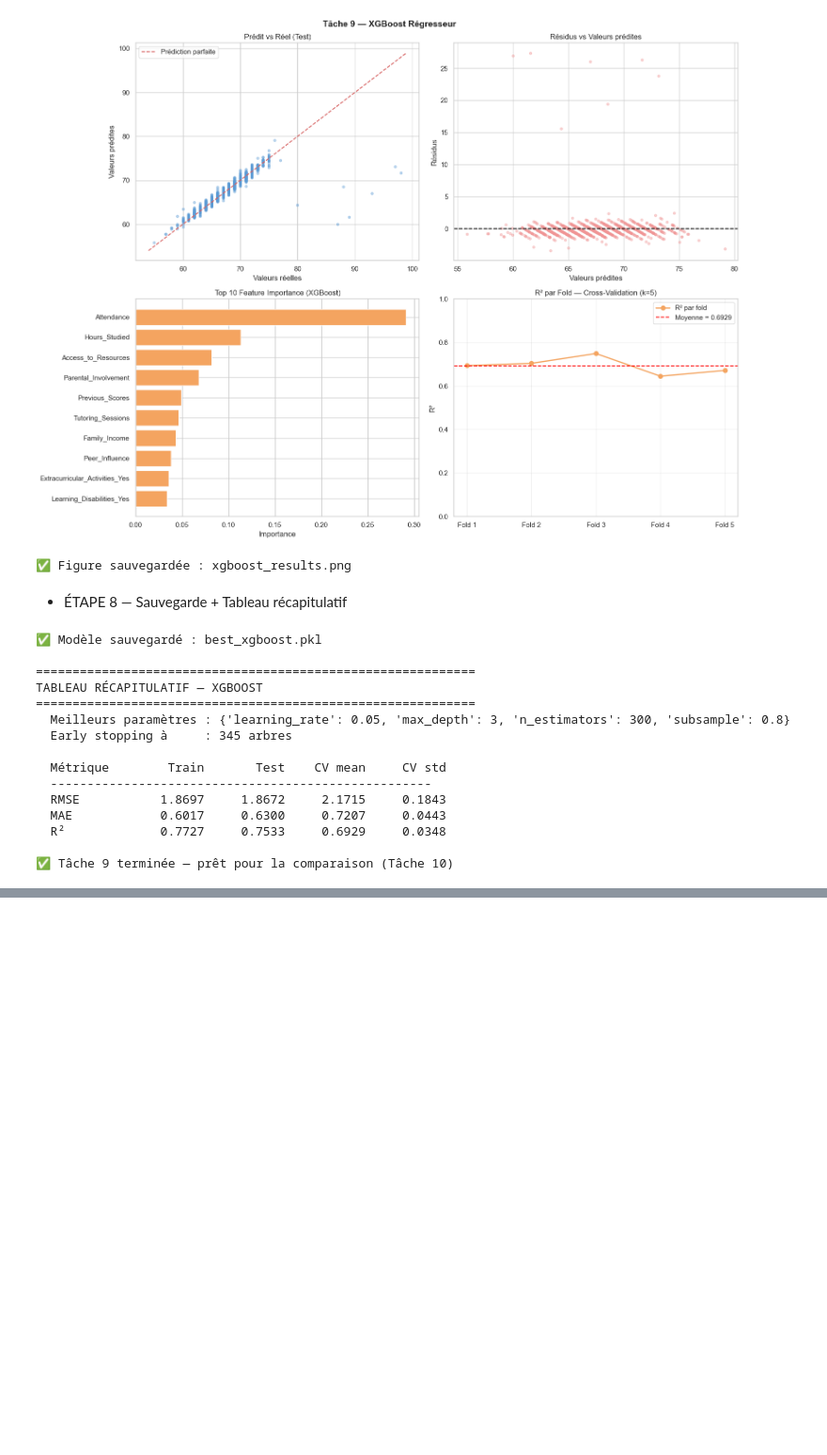
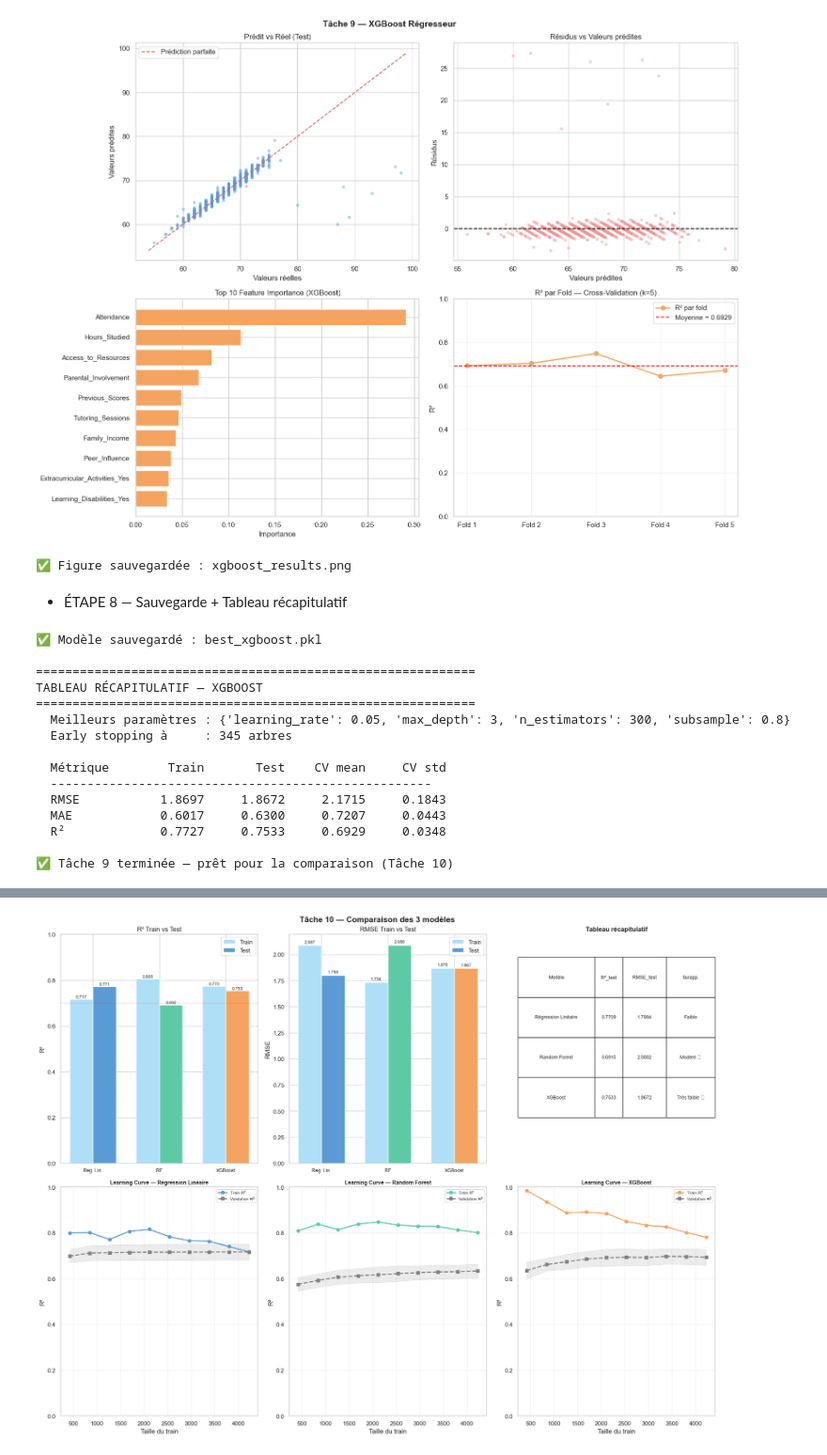
Before and after one commit to elfdlH/Projet-Encadre-Performance-Etudiante, a Jupyter notebook: Analyse_Performance_H.ipynb, the cells around one changed output, grey strips where cells are left out. Shown at 94% size. Saved outputs shown, nothing was run; the diff lists cells and outputs as text; code cells hidden in the pictures; blank space fills up the shorter version.

Commit message:
Tâche 10 terminée — les 2 premières phases terminées !

```diff
--- a/Analyse_Performance_H.ipynb
+++ b/Analyse_Performance_H.ipynb
@@ -1720,0 +1828,95 @@ TABLEAU RÉCAPITULATIF — XGBOOST
+# %%
+colors = {
+    "Régression Linéaire": "#5B9BD5",
+    "Random Forest":       "#5DCAA5",
+    "XGBoost":             "#F4A460",
+}
+
+fig = plt.figure(figsize=(18, 14))
+gs  = gridspec.GridSpec(2, 3, figure=fig)
+fig.suptitle("Tâche 10 — Comparaison des 3 modèles", fontsize=15, fontweight="bold")
+
+# -- 3a : Barplot R² Test comparé -------------------------
+ax1 = fig.add_subplot(gs[0, 0])
+names  = list(results.keys())
+r2_te  = [results[n]["R2_test"]  for n in names]
+r2_tr  = [results[n]["R2_train"] for n in names]
+x = np.arange(len(names))
+w = 0.35
+bars1 = ax1.bar(x - w/2, r2_tr, w, label="Train", color="#AEDFF7", edgecolor="white")
+bars2 = ax1.bar(x + w/2, r2_te, w, label="Test",  color=[colors[n] for n in names], edgecolor="white")
+for bar in bars1 + bars2:
+    ax1.text(bar.get_x() + bar.get_width()/2, bar.get_height() + 0.005,
+             f"{bar.get_height():.3f}", ha="center", fontsize=8)
+ax1.set_xticks(x)
+ax1.set_xticklabels(["Reg. Lin.", "RF", "XGBoost"], fontsize=9)
+ax1.set_ylim(0, 1)
+ax1.set_title("R² Train vs Test")
+ax1.set_ylabel("R²")
+ax1.legend()
+ax1.axhline(0.7, color="red", linestyle=":", alpha=0.5, linewidth=1)
+
+# -- 3b : Barplot RMSE Test comparé -----------------------
+ax2 = fig.add_subplot(gs[0, 1])
+rmse_te = [results[n]["RMSE_test"]  for n in names]
+rmse_tr = [results[n]["RMSE_train"] for n in names]
+bars3 = ax2.bar(x - w/2, rmse_tr, w, label="Train", color="#AEDFF7", edgecolor="white")
+bars4 = ax2.bar(x + w/2, rmse_te, w, label="Test",  color=[colors[n] for n in names], edgecolor="white")
+for bar in bars3 + bars4:
+    ax2.text(bar.get_x() + bar.get_width()/2, bar.get_height() + 0.02,
+             f"{bar.get_height():.3f}", ha="center", fontsize=8)
+ax2.set_xticks(x)
+ax2.set_xticklabels(["Reg. Lin.", "RF", "XGBoost"], fontsize=9)
+ax2.set_title("RMSE Train vs Test")
+ax2.set_ylabel("RMSE")
+ax2.legend()
+
+# -- 3c : Tableau visuel ----------------------------------
+ax3 = fig.add_subplot(gs[0, 2])
+ax3.axis("off")
+table_data = [["Modèle", "R²_test", "RMSE_test", "Surapp."]]
+overfit = {
+    "Régression Linéaire": "Faible",
+    "Random Forest":       "Modéré ⚠",
+    "XGBoost":             "Très faible ✅"
+}
+for n in names:
+    table_data.append([
+        n,
+        f"{results[n]['R2_test']:.4f}",
+        f"{results[n]['RMSE_test']:.4f}",
+        overfit[n]
+    ])
+tbl = ax3.table(cellText=table_data[1:], colLabels=table_data[0],
+                cellLoc="center", loc="center",
+                bbox=[0, 0.2, 1, 0.7])
+tbl.auto_set_font_size(False)
+tbl.set_fontsize(9)
+tbl.auto_set_column_width(col=list(range(4)))
+ax3.set_title("Tableau récapitulatif", fontweight="bold")
+
+# -- 3d/e/f : Courbes d'apprentissage (1 par modèle) ------
+for i, (name, lc) in enumerate(lc_results.items()):
+    ax = fig.add_subplot(gs[1, i])
+    c  = colors[name]
+    ax.plot(lc["sizes"], lc["train_mean"], "o-", color=c,
+            linewidth=2, label="Train R²")
+    ax.plot(lc["sizes"], lc["val_mean"],   "s--", color="gray",
+            linewidth=2, label="Validation R²")
+    ax.fill_between(lc["sizes"],
+                    lc["val_mean"] - lc["val_std"],
+                    lc["val_mean"] + lc["val_std"],
+                    alpha=0.15, color="gray")
+    ax.set_title(f"Learning Curve — {name}", fontsize=10, fontweight="bold")
+    ax.set_xlabel("Taille du train")
+    ax.set_ylabel("R²")
+    ax.set_ylim(0, 1)
+    ax.legend(fontsize=8)
+    ax.grid(True, alpha=0.3)
+
+plt.tight_layout()
+plt.savefig("comparaison_modeles.png", dpi=150, bbox_inches="tight")
+plt.show()
+print("✅ Figure sauvegardée : comparaison_modeles.png")
+# %% [output]
+[figure, added]
```
Also changed, not shown: parts of 11 cells of this notebook, 2 other files.
